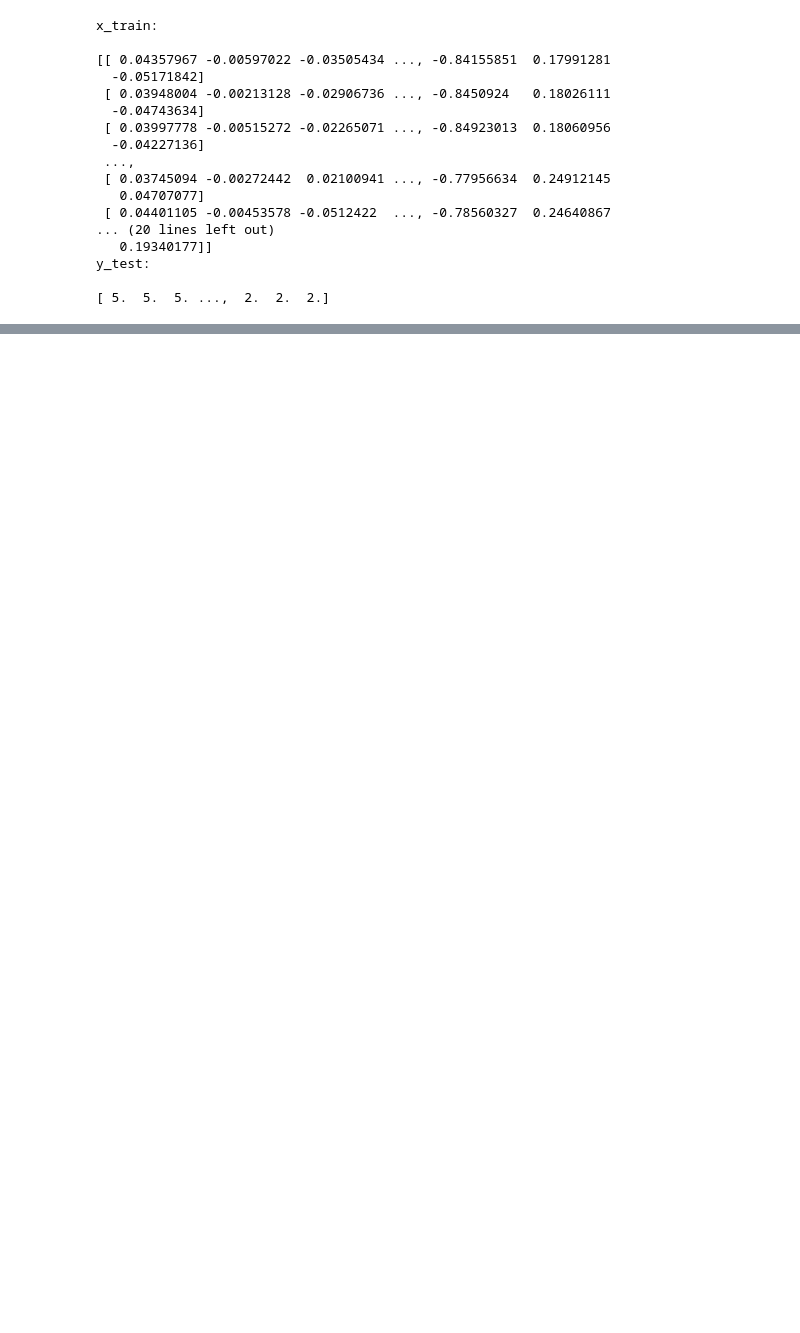
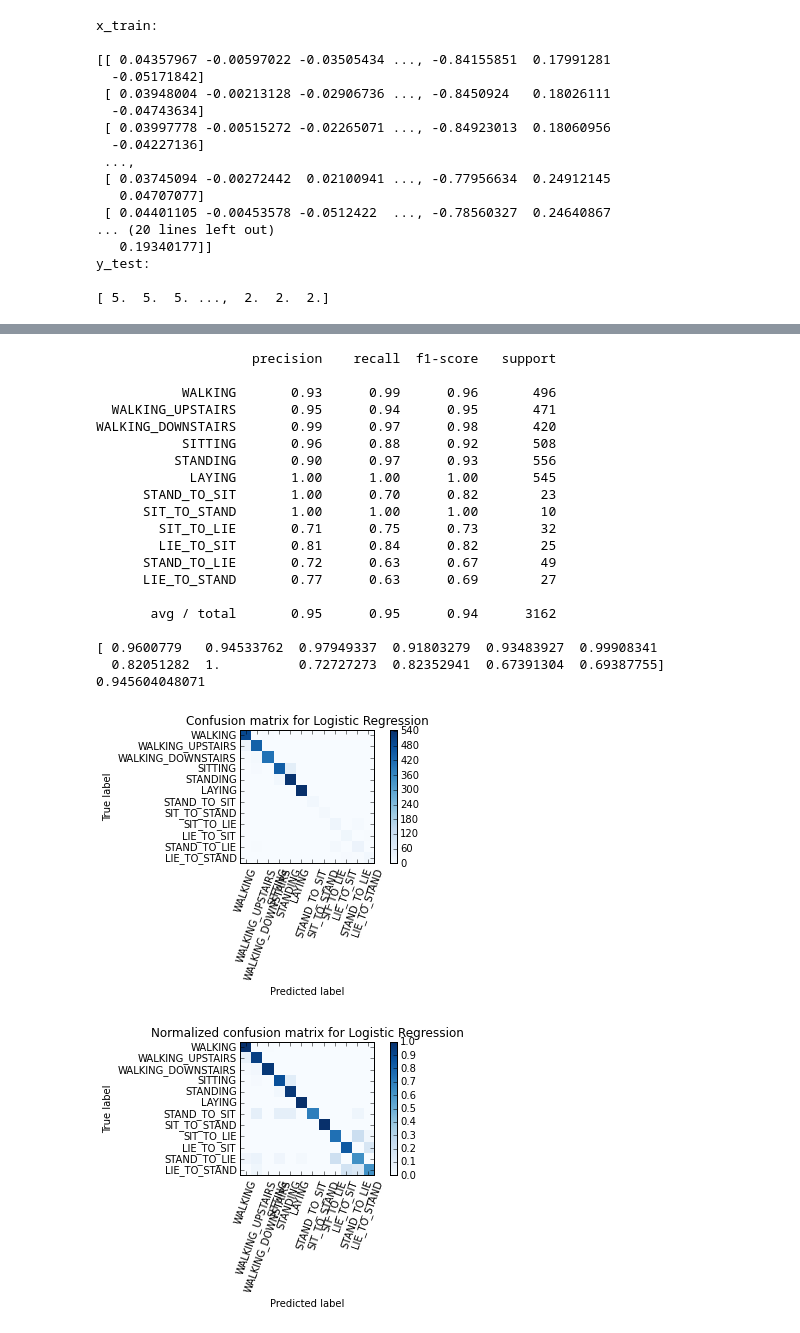
Before and after one commit to ajagarapu/SmartHARP, a Jupyter notebook: code/SmartHARP.ipynb, the cells around one changed output, grey strips where cells are left out. Drawn from its saved outputs; the diff is of its cells as text; code cells hidden in the pictures; blank space fills up the shorter version.

Commit message:
more graphs and classifiers

```diff
--- a/code/SmartHARP.ipynb
+++ b/code/SmartHARP.ipynb
@@ -127,3 +127,10 @@ plt.plot([k*10000 for k in range(len(x_test[195]))],x_test[195])
 plt.plot([k*10000 for k in range(len(x_test[354]))],x_test[354])
 plt.plot([k*10000 for k in range(len(x_test[530]))],x_test[530])
 plt.show()
+# %%
+#Linear regression
+#Linear regression wont work because our Dependent Value has a range of values or categorical values
+from sklearn import linear_model
+regr=linear_model.LinearRegression()
+regr.fit(x_train,y_train)
+print('Coefficients:\n',regr.coef_)
@@ -129,0 +155,71 @@ plt.show()
+# %%
+%matplotlib inline
+
+def plot_confusion_matrix(cm, title='Confusion matrix', cmap=plt.cm.Blues):
+    plt.imshow(cm, interpolation='nearest', cmap=cmap)
+    plt.title(title)
+    plt.colorbar()
+    tick_marks = np.arange(len(target_names))
+    plt.xticks(tick_marks, target_names, rotation=70)
+    plt.yticks(tick_marks, target_names)
+    plt.tight_layout()
+    plt.ylabel('True label')
+    plt.xlabel('Predicted label')
+# %%
+#Logistic Regression
+from sklearn.metrics import confusion_matrix, classification_report,f1_score,accuracy_score
+from sklearn.linear_model import LogisticRegression
+labels=[1,2,3,4,5,6,7,8,9,10,11,12]
+target_names=['WALKING','WALKING_UPSTAIRS','WALKING_DOWNSTAIRS','SITTING','STANDING','LAYING','STAND_TO_SIT','SIT_TO_STAND','SIT_TO_LIE','LIE_TO_SIT','STAND_TO_LIE','LIE_TO_STAND']
+logReg=LogisticRegression()
+logReg.fit(x_train,y_train)
+yLogRegPredict=logReg.predict(x_test)
+clf_rpt=classification_report(y_test,yLogRegPredict,target_names=target_names)
+print clf_rpt
+fLogReg=f1_score(y_test,yLogRegPredict,labels=labels,average=None)
+print fLogReg
+accuracyLogReg=accuracy_score(y_test,yLogRegPredict)
+print accuracyLogReg
+
+# Compute confusion matrix for Logistic Regression
+cm = confusion_matrix(y_test,yLogRegPredict)
+np.set_printoptions(precision=2)
+
+plt.figure()
+plot_confusion_matrix(cm,title='Confusion matrix for Logistic Regression')
+
+# Normalize the confusion matrix by row (i.e by the number of samples
+# in each class)
+cm_normalized = cm.astype('float') / cm.sum(axis=1)[:, np.newaxis]
+
+plt.figure()
+plot_confusion_matrix(cm_normalized, title='Normalized confusion matrix for Logistic Regression')
+
+plt.show()
+print('Confusion matrix, without normalization')
+print(cm)
+print('Normalized confusion matrix')
+print(cm_normalized)
+# %% [output]
+                    precision    recall  f1-score   support
+
+           WALKING       0.93      0.99      0.96       496
+  WALKING_UPSTAIRS       0.95      0.94      0.95       471
+WALKING_DOWNSTAIRS       0.99      0.97      0.98       420
+           SITTING       0.96      0.88      0.92       508
+          STANDING       0.90      0.97      0.93       556
+            LAYING       1.00      1.00      1.00       545
+      STAND_TO_SIT       1.00      0.70      0.82        23
+      SIT_TO_STAND       1.00      1.00      1.00        10
+        SIT_TO_LIE       0.71      0.75      0.73        32
+        LIE_TO_SIT       0.81      0.84      0.82        25
+      STAND_TO_LIE       0.72      0.63      0.67        49
+      LIE_TO_STAND       0.77      0.63      0.69        27
+
+       avg / total       0.95      0.95      0.94      3162
+
+[ 0.9600779   0.94533762  0.97949337  0.91803279  0.93483927  0.99908341
+  0.82051282  1.          0.72727273  0.82352941  0.67391304  0.69387755]
+0.945604048071
+[figure, added]
+[figure, added]
```
Also changed, not shown: parts of 6 cells of this notebook.
